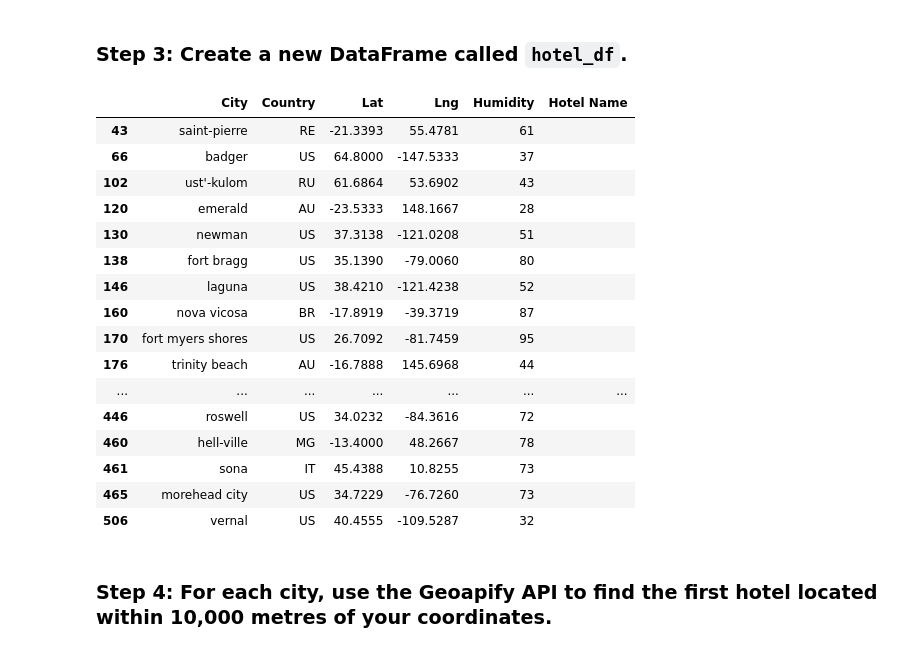
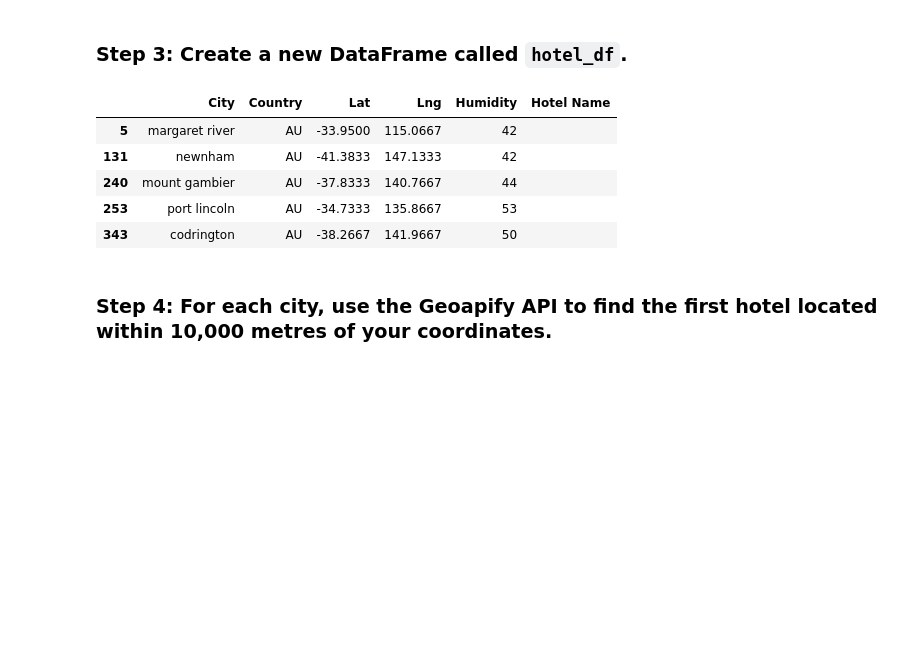
Before and after one commit to Patriciat87/python-api-challenge, a Jupyter notebook: WeatherPy/VacationPy.ipynb, the cells around one changed output. Saved outputs shown, nothing was run; the diff lists cells and outputs as text; code cells hidden in the pictures; blank space fills up the shorter version.

```diff
--- a/WeatherPy/VacationPy.ipynb
+++ b/WeatherPy/VacationPy.ipynb
@@ -47,12 +52,16 @@ city_data_df.head()
 ### Step 2: Narrow down the `city_data_df` DataFrame to find your ideal weather condition
 # %%
 # Narrow down cities that fit criteria and drop any results with null values
-# YOUR CODE HERE
+ideal_country_df = city_data_df.loc[city_data_df["Country"]=="AU"]
+ideal_weather_max_df = ideal_country_df[ideal_country_df["Max Temp"] <= 25.00]
+# ideal_weather_max_df = city_data_df[city_data_df["Max Temp"] <= 25.00]
+ideal_city_df = ideal_weather_max_df[ideal_weather_max_df["Wind Speed"] >= 2.00]
+
 
 # Drop any rows with null values
-# YOUR CODE HERE
+ideal_city_df = ideal_city_df.dropna()
 
 # Display sample data
-# YOUR CODE HERE
+ideal_city_df.head()
 # %% [output]
 |  | City_ID | City | Lat | Lng | Max Temp | Humidity | Cloudiness | Wind Speed | Country | Date |
@@ -76,31 +74,22 @@ city_data_df.head()
 ### Step 3: Create a new DataFrame called `hotel_df`.
 # %%
 # Use the Pandas copy function to create DataFrame called hotel_df to store the city, country, coordinates, and humidity
-# YOUR CODE HERE
+hotel_df = ideal_city_df[["City","Country","Lat","Lng","Humidity"]].copy()
+
 
 # Add an empty column, "Hotel Name," to the DataFrame so you can store the hotel found using the Geoapify API
-# YOUR CODE HERE
+hotel_df["Hotel Name"] = hotel_df.apply(lambda _: ' ', axis=1)
+
 
 # Display sample data
-# YOUR CODE HERE
+hotel_df.head()
 # %% [output]
 |  | City | Country | Lat | Lng | Humidity | Hotel Name |
-| 43 | saint-pierre | RE | -21.3393 | 55.4781 | 61 |  |
-| 66 | badger | US | 64.8000 | -147.5333 | 37 |  |
-| 102 | ust'-kulom | RU | 61.6864 | 53.6902 | 43 |  |
-| 120 | emerald | AU | -23.5333 | 148.1667 | 28 |  |
-| 130 | newman | US | 37.3138 | -121.0208 | 51 |  |
-| 138 | fort bragg | US | 35.1390 | -79.0060 | 80 |  |
-| 146 | laguna | US | 38.4210 | -121.4238 | 52 |  |
-| 160 | nova vicosa | BR | -17.8919 | -39.3719 | 87 |  |
-| 170 | fort myers shores | US | 26.7092 | -81.7459 | 95 |  |
-| 176 | trinity beach | AU | -16.7888 | 145.6968 | 44 |  |
-| ... | ... | ... | ... | ... | ... | ... |
-| 446 | roswell | US | 34.0232 | -84.3616 | 72 |  |
-| 460 | hell-ville | MG | -13.4000 | 48.2667 | 78 |  |
-| 461 | sona | IT | 45.4388 | 10.8255 | 73 |  |
-| 465 | morehead city | US | 34.7229 | -76.7260 | 73 |  |
-| 506 | vernal | US | 40.4555 | -109.5287 | 32 |  |
+| 5 | margaret river | AU | -33.9500 | 115.0667 | 42 |  |
+| 131 | newnham | AU | -41.3833 | 147.1333 | 42 |  |
+| 240 | mount gambier | AU | -37.8333 | 140.7667 | 44 |  |
+| 253 | port lincoln | AU | -34.7333 | 135.8667 | 53 |  |
+| 343 | codrington | AU | -38.2667 | 141.9667 | 50 |  |
 # %% [markdown]
 ### Step 4: For each city, use the Geoapify API to find the first hotel located within 10,000 metres of your coordinates.
 # %%
```
Also changed, not shown: parts of 8 cells of this notebook, 7 other files.
